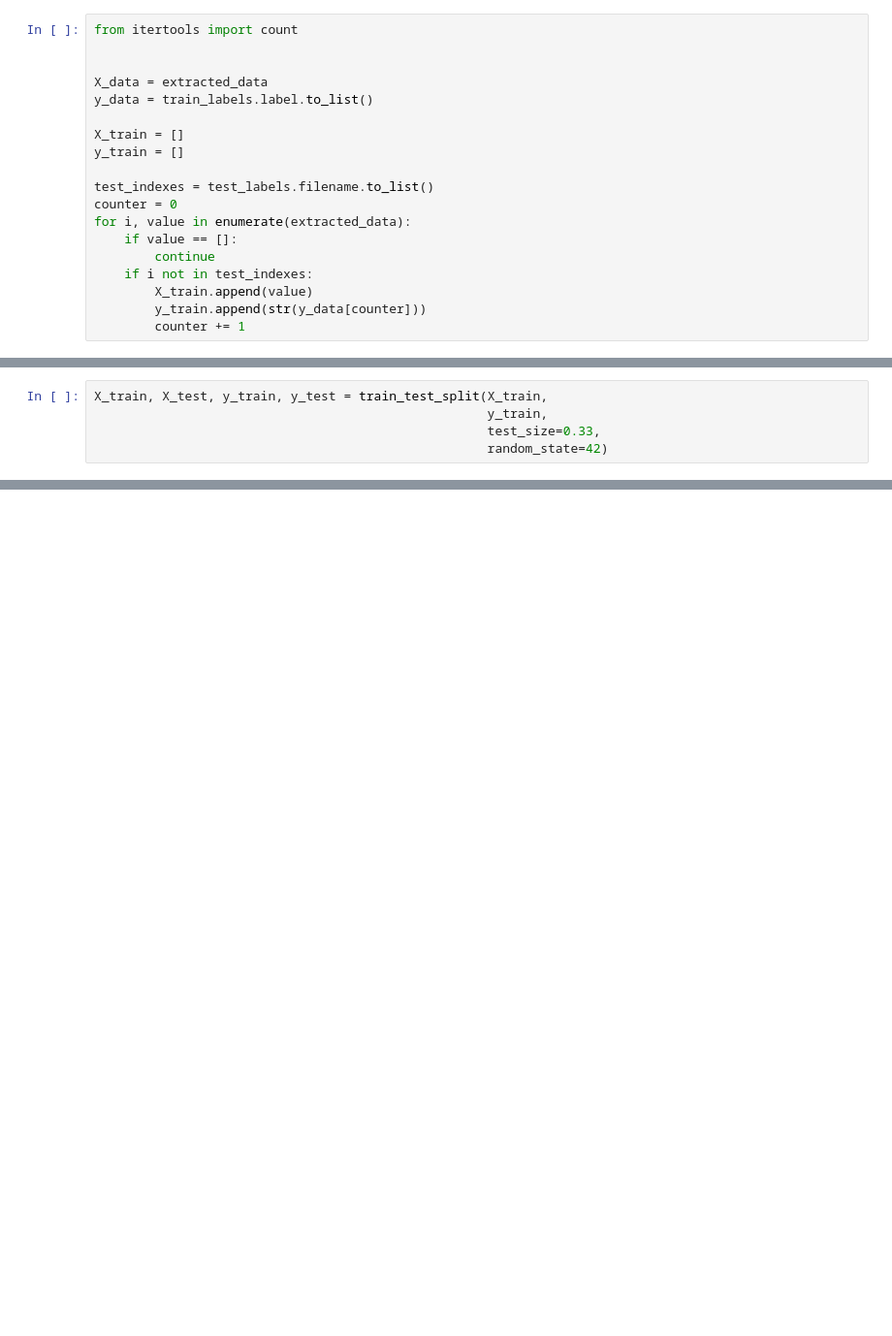
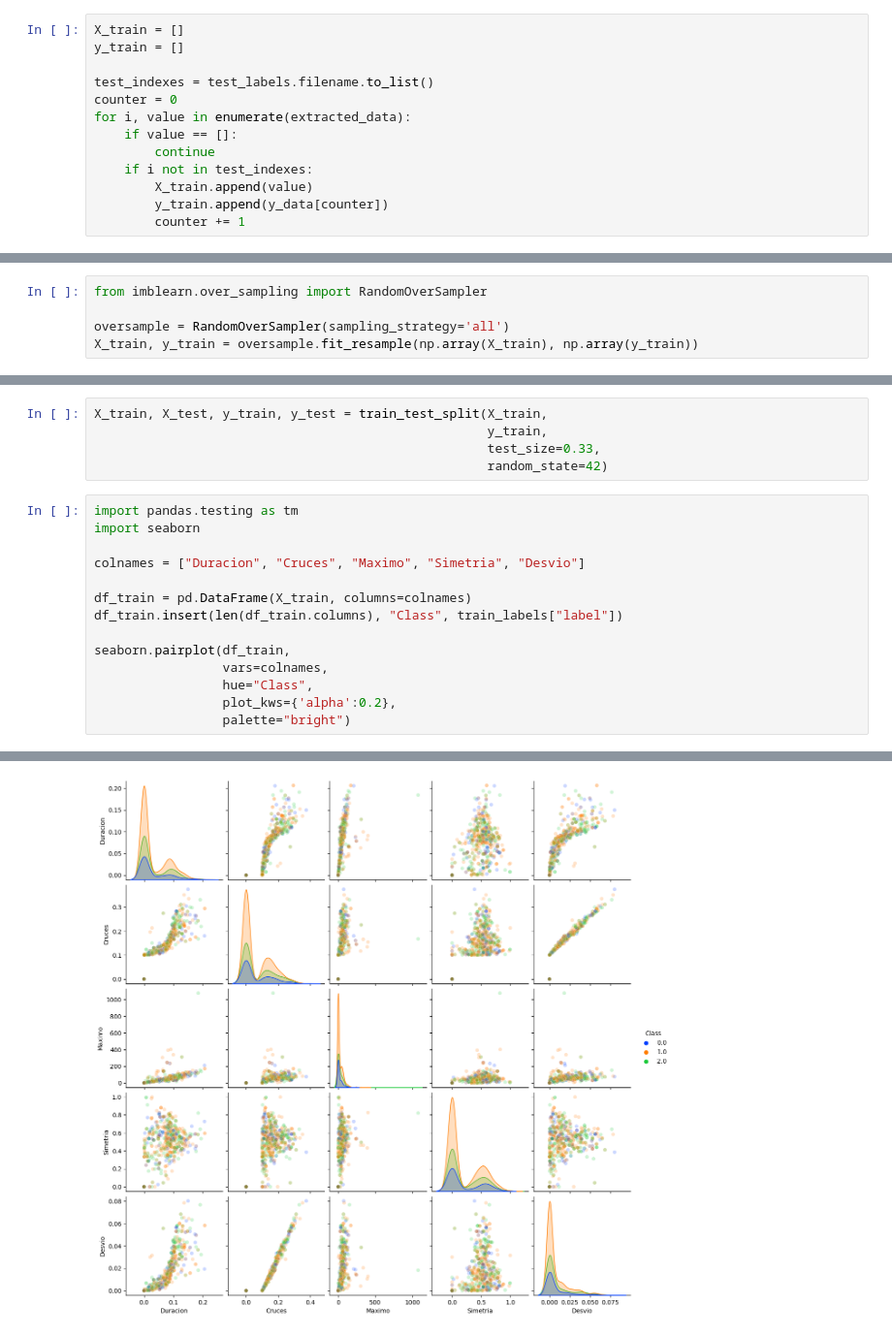
Before and after one commit to GonzaloRomeroR/audio_cattle_behaviour_classification, a Jupyter notebook: python/sound_classify_train.ipynb, the cells around one changed output, grey strips where cells are left out. Shown at 97% size. Drawn from its saved outputs; the diff is of its cells as text; blank space fills up the shorter version.

```diff
--- a/python/sound_classify_train.ipynb
+++ b/python/sound_classify_train.ipynb
@@ -176,10 +160,4 @@ len(extracted_data)
 # %%
-from itertools import count
-
-
-X_data = extracted_data
-y_data = train_labels.label.to_list()
-
 X_train = []
 y_train = []
 
@@ -190,5 +168,5 @@ for i, value in enumerate(extracted_data):
         continue
     if i not in test_indexes:
         X_train.append(value)
-        y_train.append(str(y_data[counter]))
+        y_train.append(y_data[counter])
         counter += 1
@@ -194,0 +200,5 @@ for i, value in enumerate(extracted_data):
+# %%
+from imblearn.over_sampling import RandomOverSampler
+
+oversample = RandomOverSampler(sampling_strategy='all')
+X_train, y_train = oversample.fit_resample(np.array(X_train), np.array(y_train))
@@ -197,3 +214,18 @@ X_train, X_test, y_train, y_test = train_test_split(X_train,
                                                     y_train,
                                                     test_size=0.33,
                                                     random_state=42)
+# %%
+import pandas.testing as tm
+import seaborn
+
+colnames = ["Duracion", "Cruces", "Maximo", "Simetria", "Desvio"]
+
+df_train = pd.DataFrame(X_train, columns=colnames)
+df_train.insert(len(df_train.columns), "Class", train_labels["label"])
+
+seaborn.pairplot(df_train,
+                 vars=colnames,
+                 hue="Class",
+                 plot_kws={'alpha':0.2},
+                 palette="bright")
+# %% [output]
@@ -199,0 +233 @@ X_train, X_test, y_train, y_test = train_test_split(X_train,
+[figure, added]
```
Also changed, not shown: parts of 19 cells of this notebook, 1 other file.
